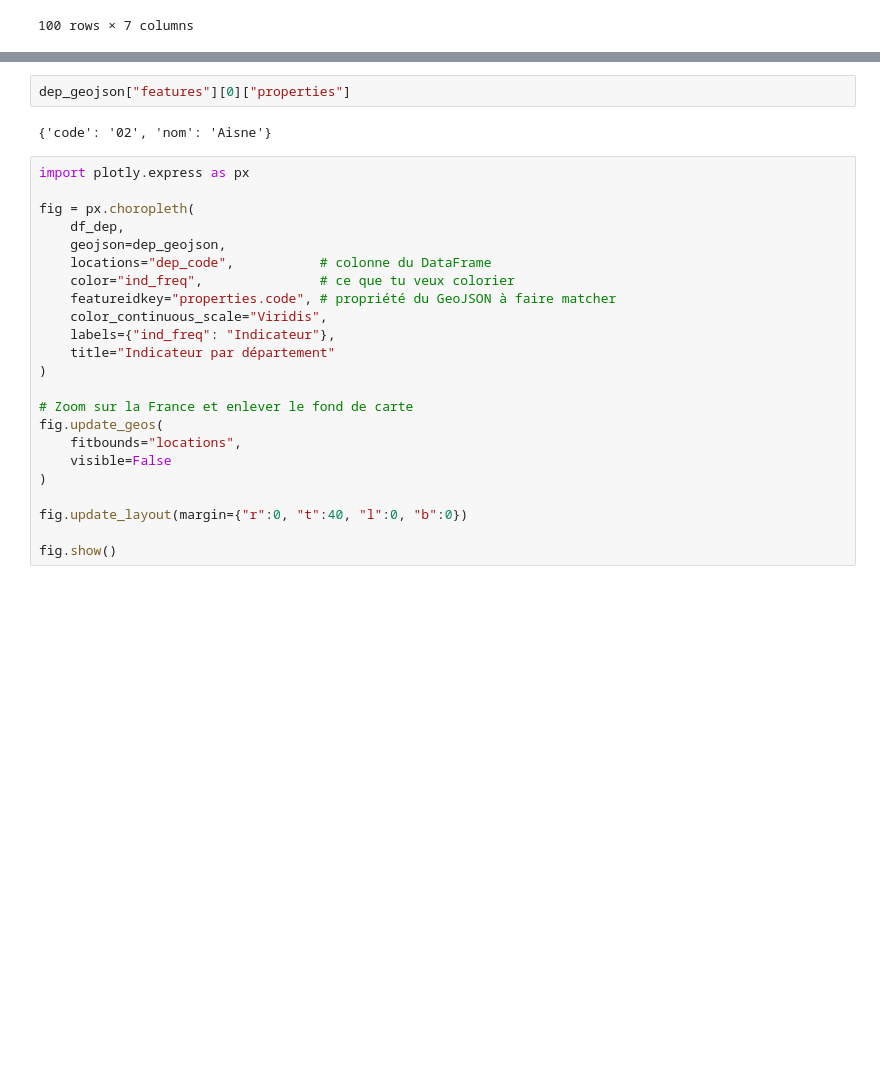
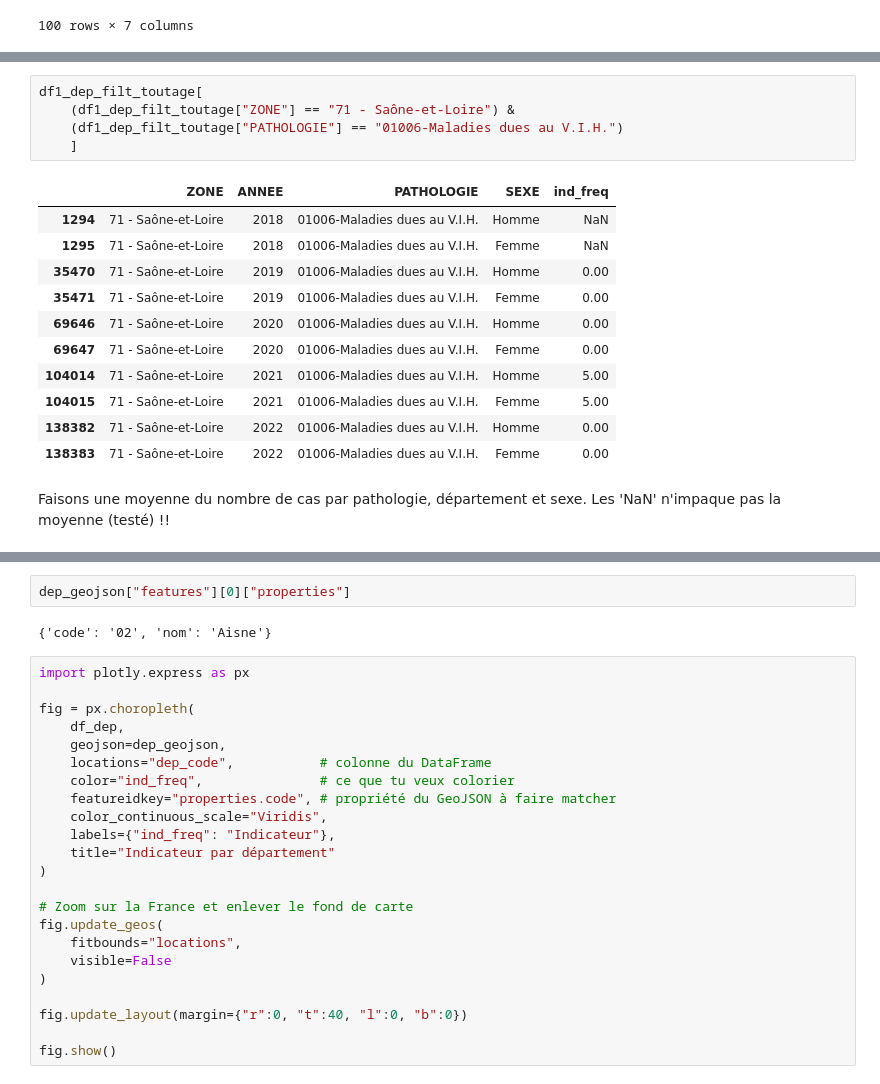
Before and after one commit to J-J-Allison/data_management_projet, a Jupyter notebook: traitement.ipynb, the cells around one changed output, grey strips where cells are left out. Cells and saved outputs as stored; diff of their text form; blank space fills up the shorter version.

```diff
--- a/traitement.ipynb
+++ b/traitement.ipynb
@@ -116,0 +140,19 @@ df1_dep_filt_toutage.head()
+# %%
+df1_dep_filt_toutage[
+    (df1_dep_filt_toutage["ZONE"] == "71 - Saône-et-Loire") &
+    (df1_dep_filt_toutage["PATHOLOGIE"] == "01006-Maladies dues au V.I.H.")
+    ]
+# %% [output]
+|  | ZONE | ANNEE | PATHOLOGIE | SEXE | ind_freq |
+| 1294 | 71 - Saône-et-Loire | 2018 | 01006-Maladies dues au V.I.H. | Homme | NaN |
+| 1295 | 71 - Saône-et-Loire | 2018 | 01006-Maladies dues au V.I.H. | Femme | NaN |
+| 35470 | 71 - Saône-et-Loire | 2019 | 01006-Maladies dues au V.I.H. | Homme | 0.00 |
+| 35471 | 71 - Saône-et-Loire | 2019 | 01006-Maladies dues au V.I.H. | Femme | 0.00 |
+| 69646 | 71 - Saône-et-Loire | 2020 | 01006-Maladies dues au V.I.H. | Homme | 0.00 |
+| 69647 | 71 - Saône-et-Loire | 2020 | 01006-Maladies dues au V.I.H. | Femme | 0.00 |
+| 104014 | 71 - Saône-et-Loire | 2021 | 01006-Maladies dues au V.I.H. | Homme | 5.00 |
+| 104015 | 71 - Saône-et-Loire | 2021 | 01006-Maladies dues au V.I.H. | Femme | 5.00 |
+| 138382 | 71 - Saône-et-Loire | 2022 | 01006-Maladies dues au V.I.H. | Homme | 0.00 |
+| 138383 | 71 - Saône-et-Loire | 2022 | 01006-Maladies dues au V.I.H. | Femme | 0.00 |
+# %% [markdown]
+Faisons une moyenne du nombre de cas par pathologie, département et sexe. Les 'NaN' n'impaque pas la moyenne (testé) !!
```
Also changed, not shown: parts of 20 cells of this notebook, 1 other file.
